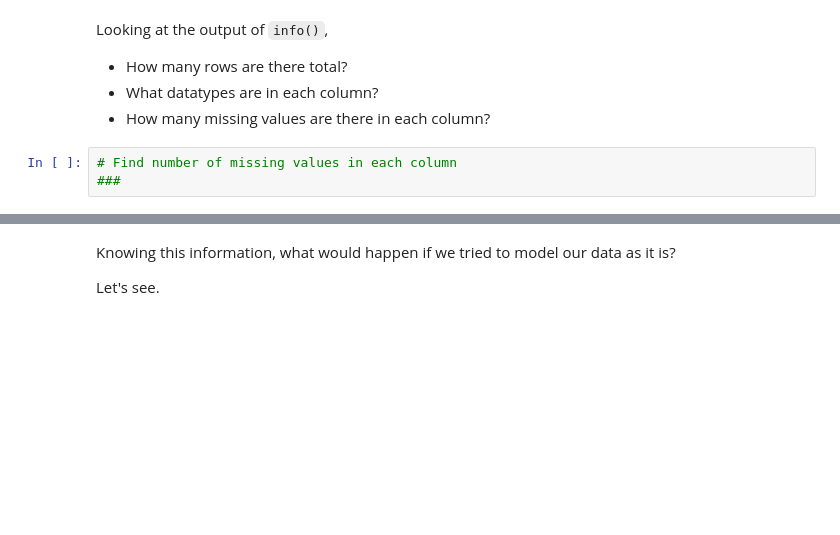
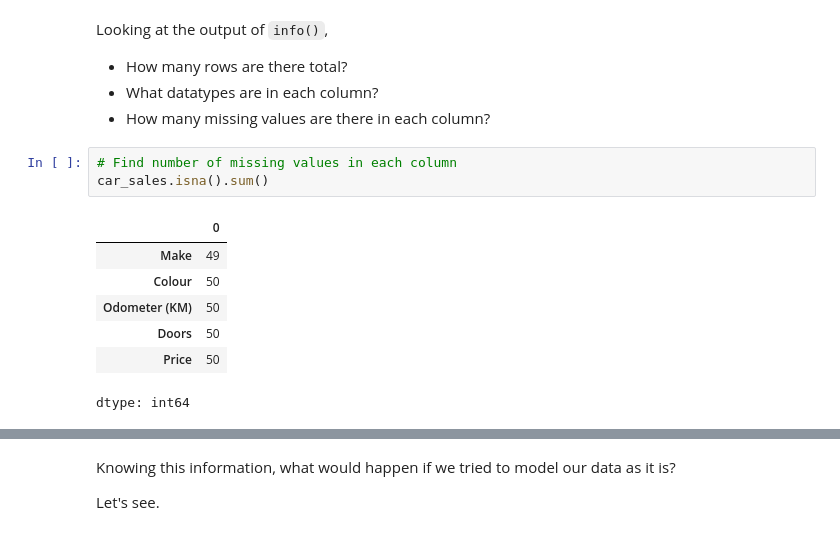
Before and after one commit to TherealOneC/zero-to-mastery-ml, a Jupyter notebook: section-2-data-science-and-ml-tools/scikit-learn-exercises.ipynb, the cells around one changed output, grey strips where cells are left out. Saved outputs shown, nothing was run; the diff lists cells and outputs as text; blank space fills up the shorter version.

```diff
--- a/section-2-data-science-and-ml-tools/scikit-learn-exercises.ipynb
+++ b/section-2-data-science-and-ml-tools/scikit-learn-exercises.ipynb
@@ -537,6 +649,14 @@ Looking at the output of `info()`,
 * How many missing values are there in each column?
 # %%
 # Find number of missing values in each column
-###
+car_sales.isna().sum()
+# %% [output]
+|  | 0 |
+| Make | 49 |
+| Colour | 50 |
+| Odometer (KM) | 50 |
+| Doors | 50 |
+| Price | 50 |
+dtype: int64
 # %%
 # Find the datatypes of each column of car_sales
```
Also changed, not shown: parts of 45 cells of this notebook.
